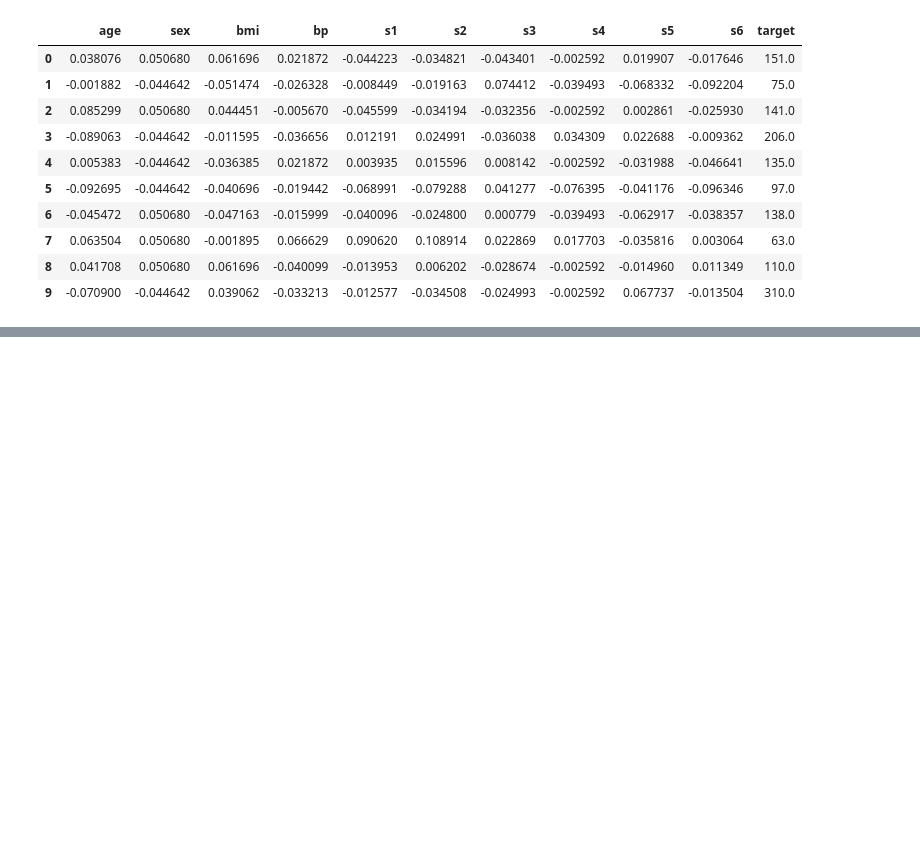
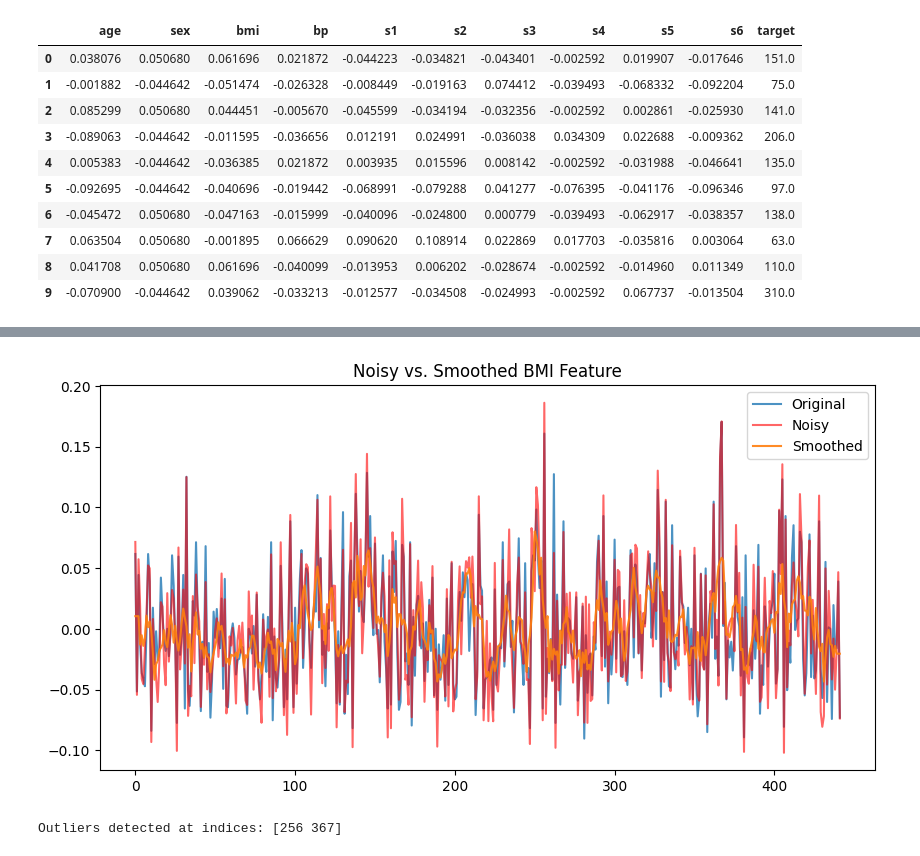
Before and after one commit to shreyanknp/DA1, a Jupyter notebook: Exercise_4.ipynb, the cells around one changed output, grey strips where cells are left out. Saved outputs shown, nothing was run; the diff lists cells and outputs as text; code cells hidden in the pictures; blank space fills up the shorter version.

```diff
--- a/Exercise_4.ipynb
+++ b/Exercise_4.ipynb
@@ -34,3 +34,9 @@ df.head(10)
 #introducing misssing values into the dataset
 np.random.seed(42)
 df.loc[np.random.choice(df.index, 10), 'bmi'] = np.nan
+print("\n",df.isnull().sum())
+
+#df['bmi'].fillna(df['bmi'].mean(), inplace=True)
+imputer = SimpleImputer(strategy='mean')
+df['bmi'] = imputer.fit_transform(df[['bmi']])
+print("\n",df.isnull().sum())
@@ -36,0 +88,25 @@ df.loc[np.random.choice(df.index, 10), 'bmi'] = np.nan
+# %%
+#handling noise
+np.random.seed(42)
+df['bmi_noisy'] = df['bmi'] + np.random.normal(0, 0.02, size=df.shape[0])
+df['bmi_smoothed'] = df['bmi_noisy'].rolling(window=5, center=True).mean().fillna(method='bfill').fillna(method='ffill')
+
+plt.figure(figsize=(10, 5))
+plt.plot(df['bmi'], label='Original', alpha=0.8)
+plt.plot(df['bmi_noisy'], label='Noisy',color='red', alpha=0.6)
+plt.plot(df['bmi_smoothed'], label='Smoothed', alpha=0.9)
+plt.legend()
+plt.title("Noisy vs. Smoothed BMI Feature")
+plt.show()
+# %% [output]
+[figure, added]
+# %%
+#handling outliers
+z_s=zscore(df['bmi'])
+outliers=np.where(np.abs(z_s)>3)[0]
+print(f"Outliers detected at indices: {outliers}")
+
+# removing outliers
+df = df.drop(index=outliers)
+# %% [output]
+Outliers detected at indices: [256 367]
```
Also changed, not shown: parts of 3 cells of this notebook.
